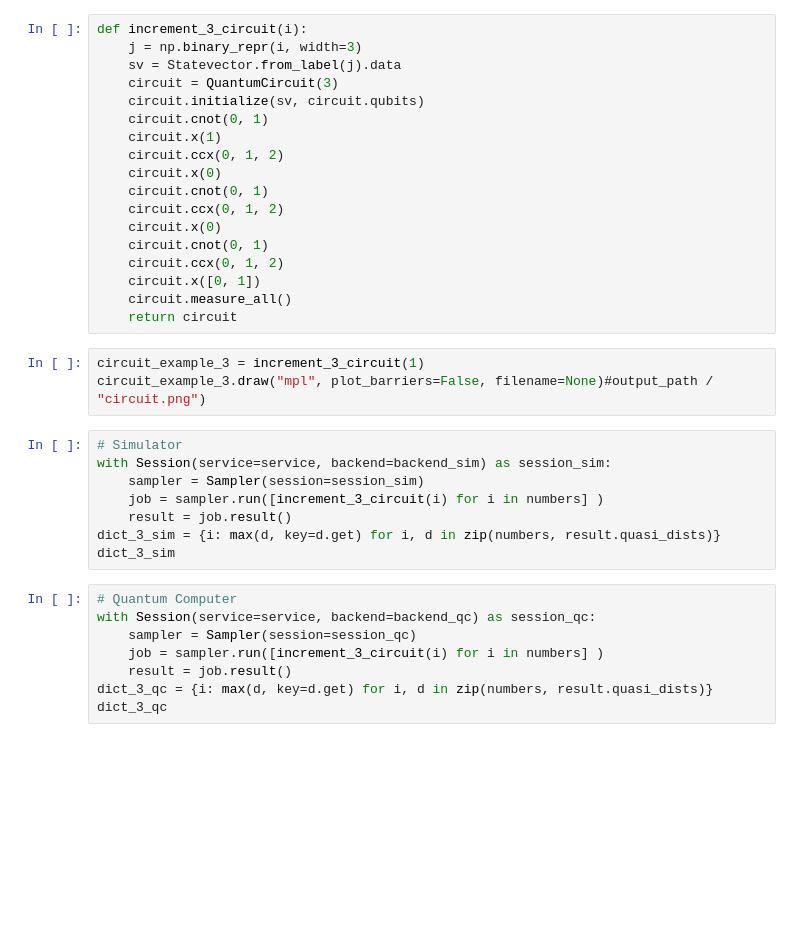
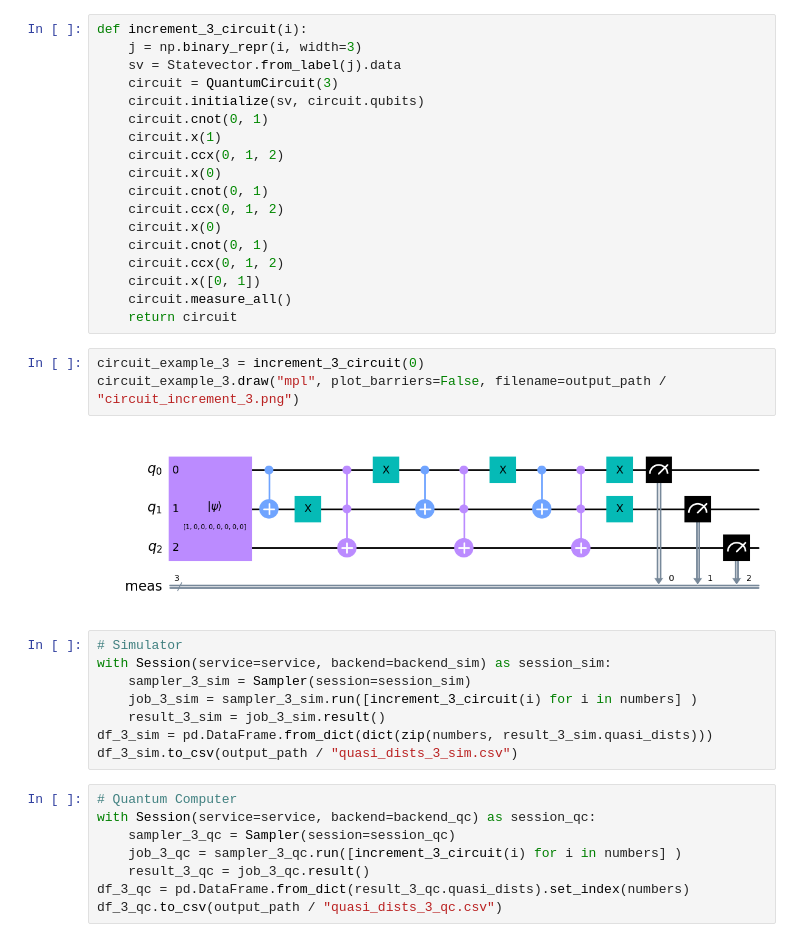
Before and after one commit to aoguedao/math689-introduction-to-quantum-computation-and-information, a Jupyter notebook: assignments/final.ipynb, the cells around one changed output. Saved outputs shown, nothing was run; the diff lists cells and outputs as text; blank space fills up the shorter version.

```diff
--- a/assignments/final.ipynb
+++ b/assignments/final.ipynb
@@ -86,21 +169,23 @@ def increment_3_circuit(i):
     circuit.measure_all()
     return circuit
 # %%
-circuit_example_3 = increment_3_circuit(1)
-circuit_example_3.draw("mpl", plot_barriers=False, filename=None)#output_path / "circuit.png")
+circuit_example_3 = increment_3_circuit(0)
+circuit_example_3.draw("mpl", plot_barriers=False, filename=output_path / "circuit_increment_3.png")
+# %% [output]
+[figure, added]
 # %%
 # Simulator
 with Session(service=service, backend=backend_sim) as session_sim:
-    sampler = Sampler(session=session_sim)
-    job = sampler.run([increment_3_circuit(i) for i in numbers] )
-    result = job.result()
-dict_3_sim = {i: max(d, key=d.get) for i, d in zip(numbers, result.quasi_dists)}
-dict_3_sim
+    sampler_3_sim = Sampler(session=session_sim)
+    job_3_sim = sampler_3_sim.run([increment_3_circuit(i) for i in numbers] )
+    result_3_sim = job_3_sim.result()
+df_3_sim = pd.DataFrame.from_dict(dict(zip(numbers, result_3_sim.quasi_dists)))
+df_3_sim.to_csv(output_path / "quasi_dists_3_sim.csv")
 # %%
 # Quantum Computer
 with Session(service=service, backend=backend_qc) as session_qc:
-    sampler = Sampler(session=session_qc)
-    job = sampler.run([increment_3_circuit(i) for i in numbers] )
-    result = job.result()
-dict_3_qc = {i: max(d, key=d.get) for i, d in zip(numbers, result.quasi_dists)}
-dict_3_qc
+    sampler_3_qc = Sampler(session=session_qc)
+    job_3_qc = sampler_3_qc.run([increment_3_circuit(i) for i in numbers] )
+    result_3_qc = job_3_qc.result()
+df_3_qc = pd.DataFrame.from_dict(result_3_qc.quasi_dists).set_index(numbers)
+df_3_qc.to_csv(output_path / "quasi_dists_3_qc.csv")
```
Also changed, not shown: parts of 12 cells of this notebook.
